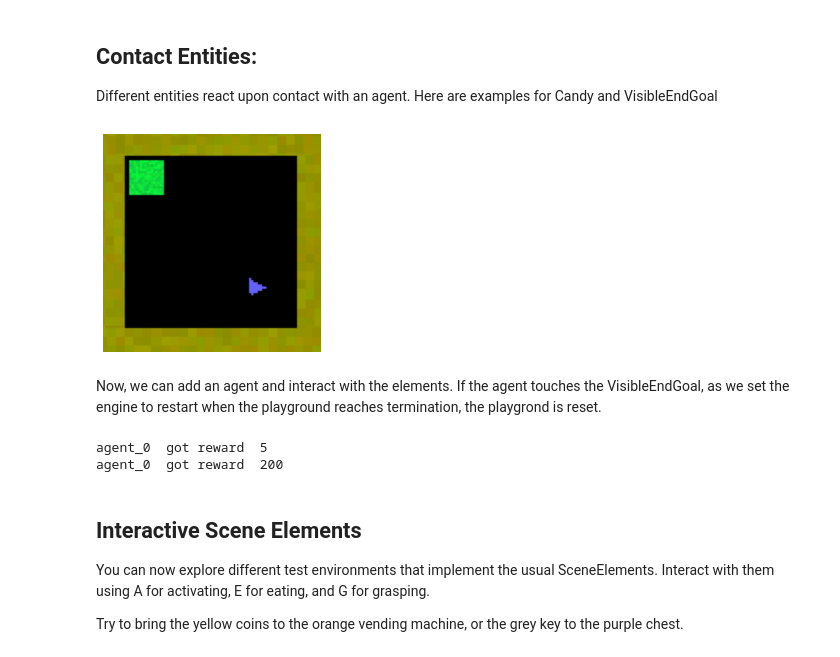
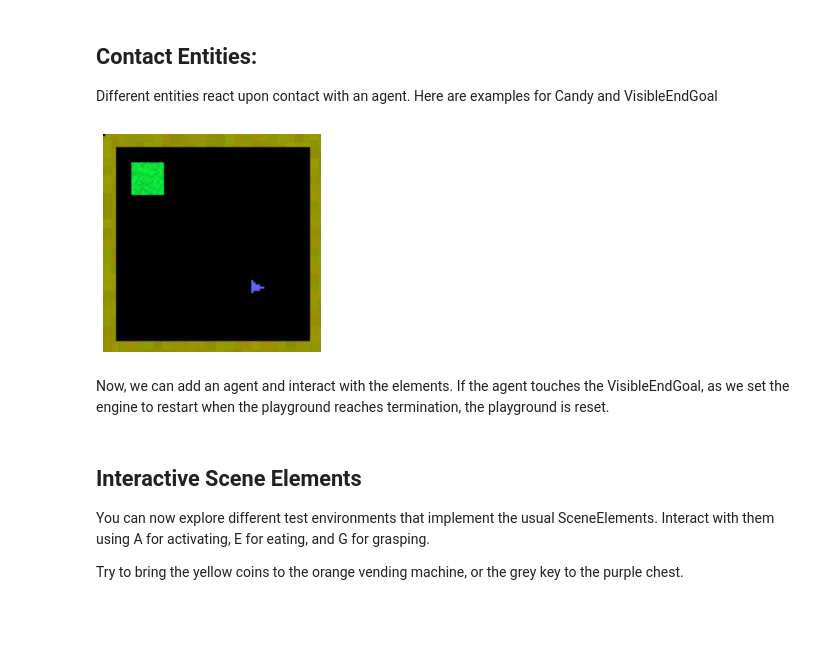
Before and after one commit to gaorkl/simple-playgrounds, a Jupyter notebook: tutorials/jupyter/03_SceneElements.ipynb, the cells around one changed output. Cells and saved outputs as stored; diff of their text form; code cells hidden in the pictures; blank space fills up the shorter version.

```diff
--- a/tutorials/jupyter/03_SceneElements.ipynb
+++ b/tutorials/jupyter/03_SceneElements.ipynb
@@ -29,21 +29,21 @@ Hello from the pygame community. https://www.pygame.org/contribute.html
 
 Different entities react upon contact with an agent. Here are examples for Candy and VisibleEndGoal
 # %%
-from simple_playgrounds.playgrounds.scene_elements import VisibleEndGoal, Candy
-from simple_playgrounds.utils.position_utils import CoordinateSampler
+from simple_playgrounds.elements.collection.contact import VisibleEndGoal, Candy
+from simple_playgrounds.common.position_utils import CoordinateSampler
 
-endgoal = VisibleEndGoal()
-my_playground.add_scene_element(endgoal, ((20,20), 0))
+end_goal = VisibleEndGoal()
+my_playground.add_element(end_goal, ((20, 20), 0))
 
 candy = Candy()
-my_playground.add_scene_element(candy, ((70,70),0))
+my_playground.add_element(candy, ((70, 70), 0))
 
 plt_image(engine.generate_playground_image(plt_mode=True))
 # %% [output]
-[figure, old version]
+[figure, new version]
 # %% [markdown]
 Now, we can add an agent and interact with the elements.
-If the agent touches the VisibleEndGoal, as we set the engine to restart when the playground reaches termination, the playgrond is reset.
+If the agent touches the VisibleEndGoal, as we set the engine to restart when the playground reaches termination, the playground is reset.
 # %%
 from simple_playgrounds.agents.parts.controllers import Keyboard, RandomDiscrete
 from simple_playgrounds.agents.agents import BaseAgent, HeadAgent
@@ -53,11 +53,8 @@ my_playground.add_agent(my_agent)
 # %%
 engine.reset()
 engine = Engine(time_limit=10000, playground=my_playground, screen=True)
-engine.run(update_screen=True, print_rewards = True)
+engine.run(update_screen=True, print_rewards=True)
 engine.terminate()
-# %% [output]
-agent_0  got reward  5
-agent_0  got reward  200
 # %% [markdown]
 ## Interactive Scene Elements
 
```
Also changed, not shown: parts of 7 cells of this notebook, 7 other files.
